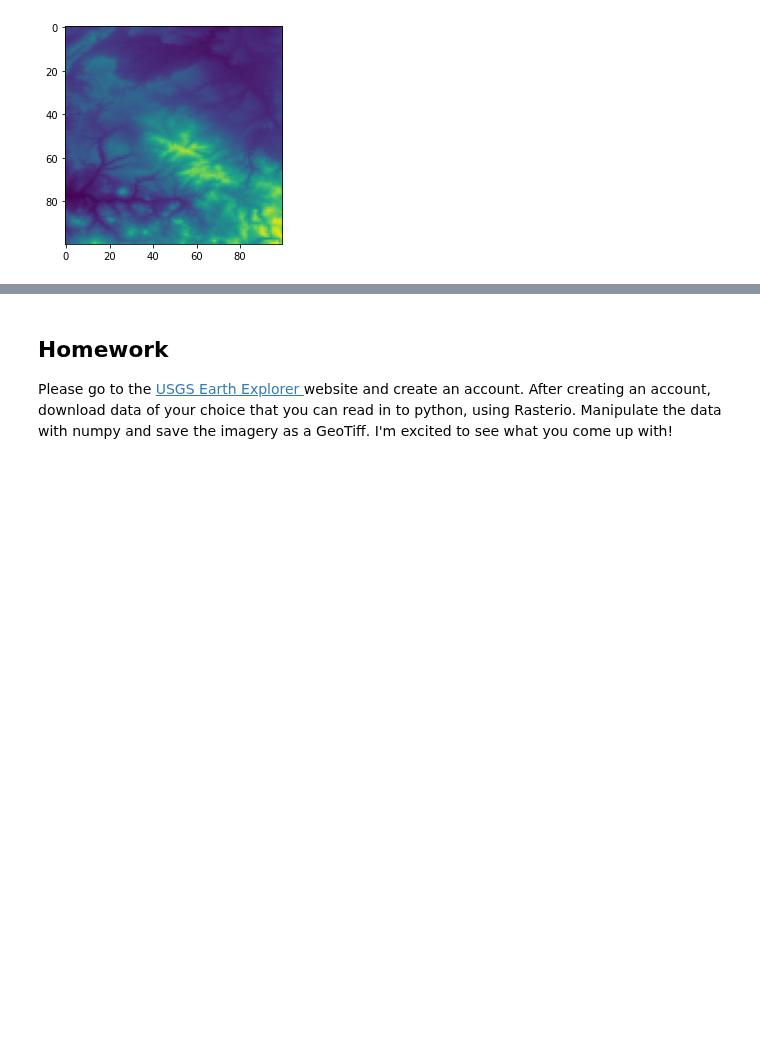
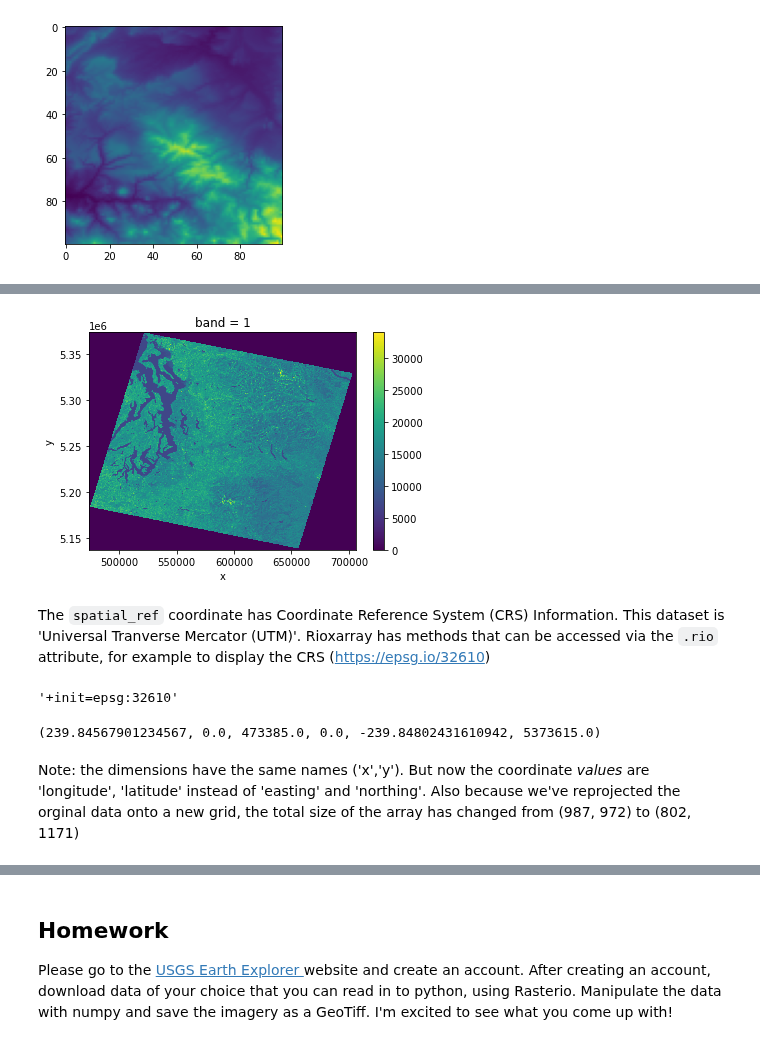
Before and after one commit to CodeToCommunicate/CoCoLessons, a Jupyter notebook: 09_RasterioIntro.ipynb, the cells around one changed output, grey strips where cells are left out. Cells and saved outputs as stored; diff of their text form; code cells hidden in the pictures; blank space fills up the shorter version.

```diff
--- a/09_RasterioIntro.ipynb
+++ b/09_RasterioIntro.ipynb
@@ -144,0 +281,5 @@ with rio.open('data/new.tif') as src:
+# %%
+da = xr.open_dataarray('./data/LC08_L2SP_046027_20210725_20210803_02_T1_SR_B5_OV2.tif',
+                       engine='rasterio',
+                      )
+da
@@ -144,0 +292,14 @@ with rio.open('data/new.tif') as src:
+# %%
+da.plot();
+# %% [output]
+[figure, added]
+# %% [markdown]
+The `spatial_ref` coordinate has Coordinate Reference System (CRS) Information. This dataset is 'Universal Tranverse Mercator (UTM)'. Rioxarray has methods that can be accessed via the `.rio` attribute, for example to display the CRS (https://epsg.io/32610)
+# %%
+da.crs
+# %% [output]
+'+init=epsg:32610'
+# %%
+da.rio.resolution() #Units?
+# %% [output]
+(239.84567901234567, 0.0, 473385.0, 0.0, -239.84802431610942, 5373615.0)
@@ -144,0 +310,2 @@ with rio.open('data/new.tif') as src:
+# %% [markdown]
+Note: the dimensions have the same names ('x','y'). But now the coordinate *values* are 'longitude', 'latitude' instead of 'easting' and 'northing'. Also because we've reprojected the orginal data onto a new grid, the total size of the array has changed from (987, 972) to (802, 1171)
```
Also changed, not shown: parts of 42 cells of this notebook, 1 other file.
